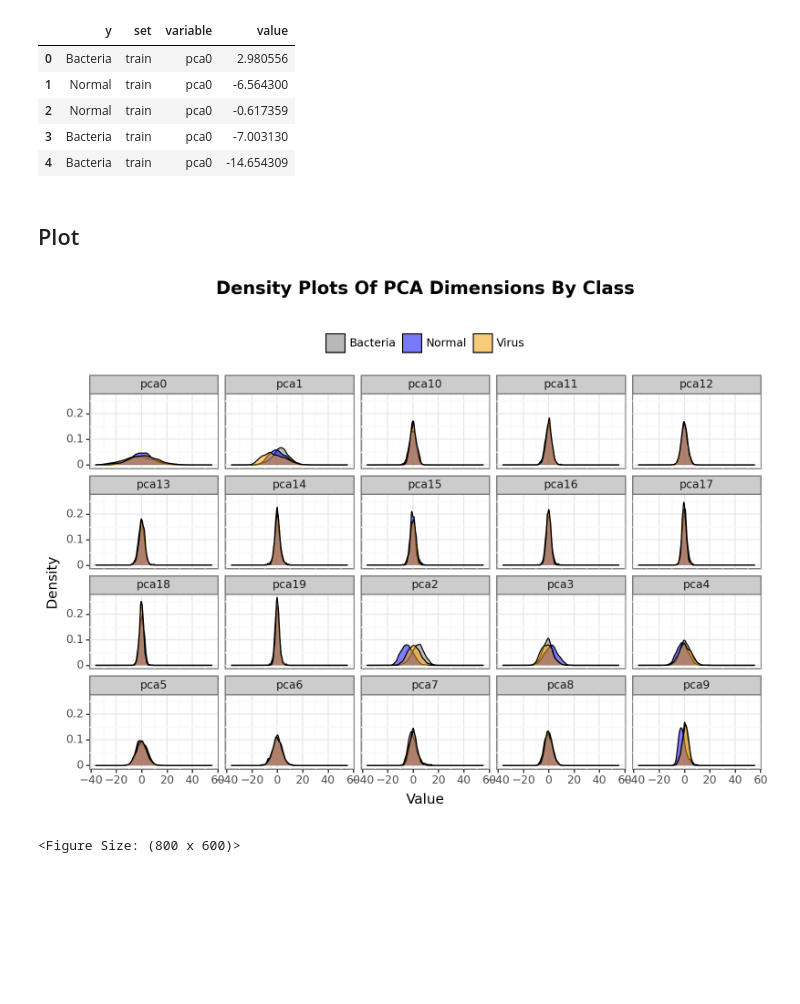
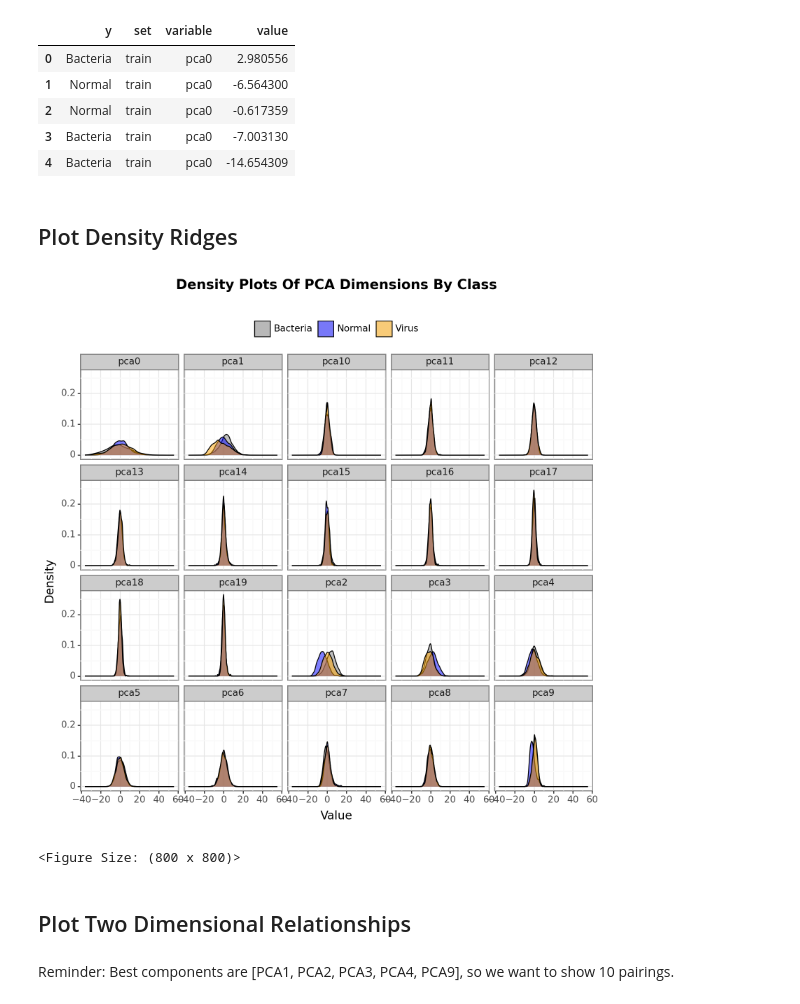
Before and after one commit to ManinderAde12/ISYE-6740-Project, a Jupyter notebook: PCA Data EDA.ipynb, the cells around one changed output. Drawn from its saved outputs; the diff is of its cells as text; code cells hidden in the pictures; blank space fills up the shorter version.

```diff
--- a/PCA Data EDA.ipynb
+++ b/PCA Data EDA.ipynb
@@ -38,30 +41,34 @@ df.head()
 | 3 | Bacteria | train | pca0 | -7.003130 |
 | 4 | Bacteria | train | pca0 | -14.654309 |
 # %% [markdown]
-## Plot
+## Plot Density Ridges
 # %%
 fig = (
     ggplot(df, aes("value")) +
         geom_density(aes(fill = "y"), alpha = 0.5) +
         facet_wrap("~ variable") +
         labs(
             title = "Density Plots Of PCA Dimensions By Class",
             fill = "",
             x = "Value",
             y = "Density"
         ) +
         scale_fill_manual(values = ["grey", "blue", "orange"]) +
-        theme_bw() +
+        theme_bw(base_size = 12) +
         theme(
-            figure_size = (8, 6),
+            figure_size = (8, 8),
             legend_position = "top",
             plot_title = element_text(hjust = 0.5, face = "bold", size = 14)
         )
 )
 
 fig.save(filename = 'images/PCA EDA Density Plots.png', dpi = 300)
 
 fig
 # %% [output]
-[figure, old version]
+[figure, new version]
-<Figure Size: (800 x 600)>
+<Figure Size: (800 x 800)>
+# %% [markdown]
+## Plot Two Dimensional Relationships
+# %% [markdown]
+Reminder: Best components are [PCA1, PCA2, PCA3, PCA4, PCA9], so we want to show 10 pairings.
```
Also changed, not shown: parts of 3 cells of this notebook, 7 other files.
